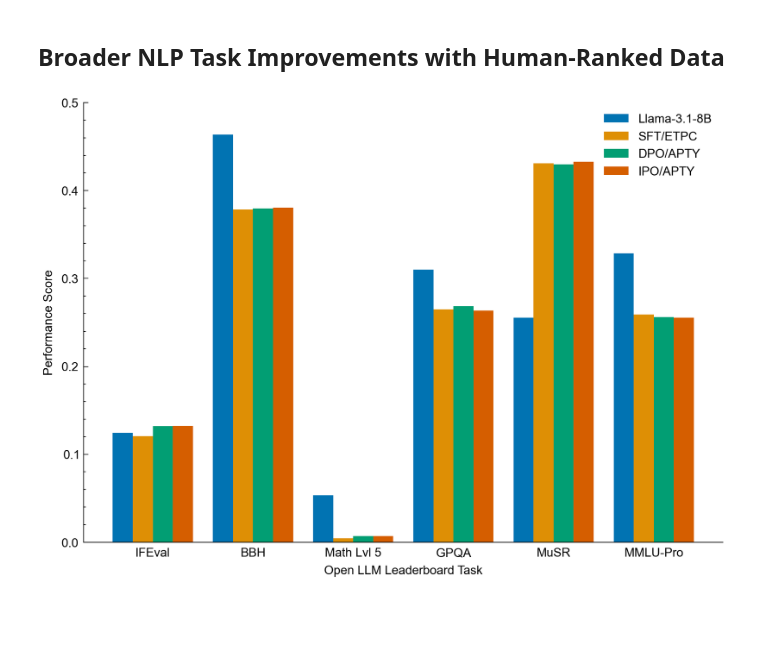
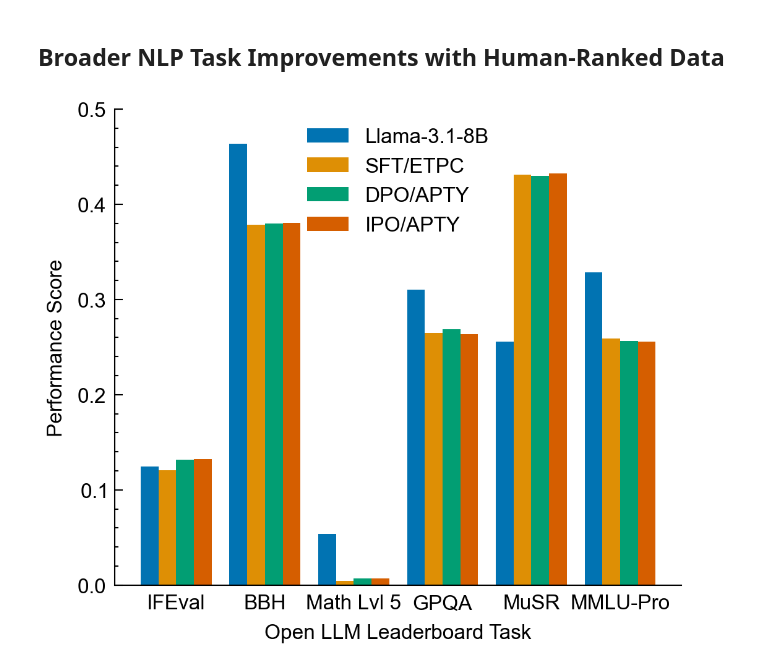
Before and after one commit to cluebbers/dpo-rlhf-paraphrase-types, a Jupyter notebook: notebooks/plots.ipynb, the cells around one changed output. Drawn from its saved outputs; the diff is of its cells as text; code cells hidden in the pictures; blank space fills up the shorter version.

```diff
--- a/notebooks/plots.ipynb
+++ b/notebooks/plots.ipynb
@@ -928,41 +1022,0 @@ plt.savefig(output_path, dpi=300)
-# %%
-# Calculate confusion matrix for each model
-mean_accuracy_by_model = llama3_accuracy.drop(columns=["APT"]).mean()
-std_accuracy_by_model = llama3_accuracy.drop(columns=["APT"]).std()
-
-# Create confusion matrix
-confusion_data = pd.DataFrame({
-    'Actual': llama3_accuracy['APT'],
-    'Predicted': llama3_accuracy['APT'],
-    'Llama-3.1-8B': llama3_accuracy['Llama-3.1-8B'],
-    'SFT/ETPC': llama3_accuracy['SFT/ETPC'],
-    'DPO/APTY': llama3_accuracy['DPO/APTY'],
-    'IPO/APTY': llama3_accuracy['IPO/APTY']
-})
-
-# Create separate confusion matrices for each model
-fig, axes = plt.subplots(2, 2, figsize=(15, 15), constrained_layout=True)
-models = ['Llama-3.1-8B', 'SFT/ETPC', 'DPO/APTY', 'IPO/APTY']
-
-for idx, (model, ax) in enumerate(zip(models, axes.flat)):
-    # Create confusion matrix for this model
-    conf_matrix = pd.crosstab(confusion_data['Actual'],
-                            confusion_data['Predicted'],
-                            values=confusion_data[model],
-                            aggfunc='mean')
-
-    # Plot heatmap
-    sns.heatmap(conf_matrix,
-                ax=ax,
-                cmap='RdYlBu_r',
-                annot=True,
-                fmt='.2f',
-                cbar_kws={'label': 'Accuracy'},
-                center=50)  # Center colormap at 50%
-
-    ax.set_title(f'{model}')
-    ax.tick_params(axis='both', which='major', labelsize=8)
-    plt.setp(ax.get_xticklabels(), rotation=45, ha='right')
-    plt.setp(ax.get_yticklabels(), rotation=0)
-
-plt.savefig(os.path.join(output_dir, 'confusion_matrices.pdf'), dpi=300, bbox_inches='tight')
@@ -1373,32 +1723,33 @@ scores_data = {
 }
 
 scores = pd.DataFrame(scores_data, index=models)
 
 # Create a grouped bar chart
 # Set figure size
-fig, ax = plt.subplots(constrained_layout=True)
+fig, ax = plt.subplots(constrained_layout=True, figsize=(3.5, 3))
 
 bar_width = 0.25  # Make bars thinner
 group_spacing = 0.25  # Add space between groups
 index = np.arange(len(tasks)) * (1 + group_spacing)  # Space out the groups more
 
 
 # Plot bars for each model
 for i, model in enumerate(models):
     ax.bar(index + i * bar_width, scores.iloc[i], bar_width, label=model)
 
 # Set labels, title, and ticks
 ax.set_xlabel("Open LLM Leaderboard Task")
 ax.set_xticks(index + bar_width * (len(models) - 1) / 2)
 ax.set_xticklabels(tasks)
 ax.tick_params(axis="x", which="both", bottom=False, top=False)
 # plt.xticks(rotation=45)
 plt.ylim(0,0.5)
+plt.grid(alpha=0)
 
 ax.set_ylabel("Performance Score")
 ax.legend()
 
 output_path = os.path.join(output_dir, "llmboard.pdf")
 plt.savefig(output_path, dpi=300)
 # %% [output]
-[figure, old version]
+[figure, new version]
```
Also changed, not shown: parts of 19 cells of this notebook.
